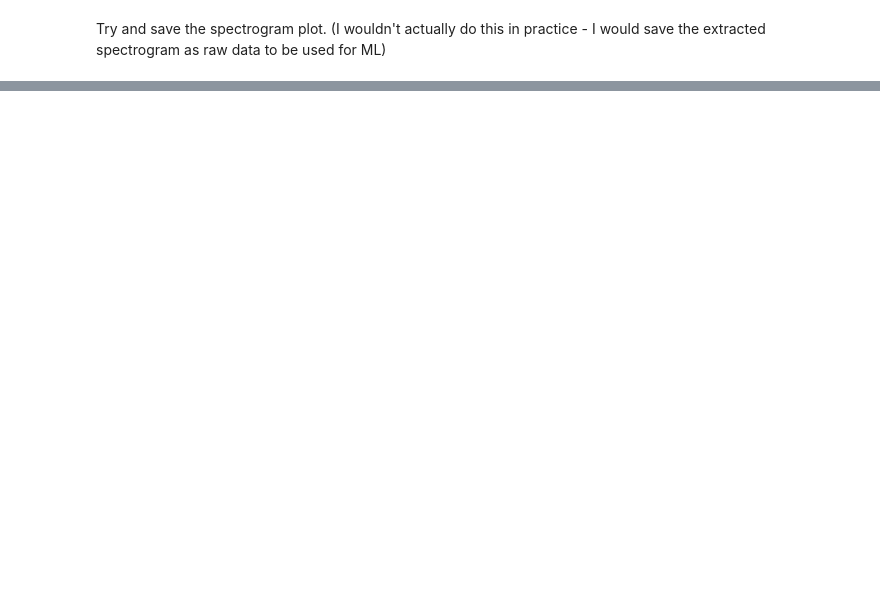
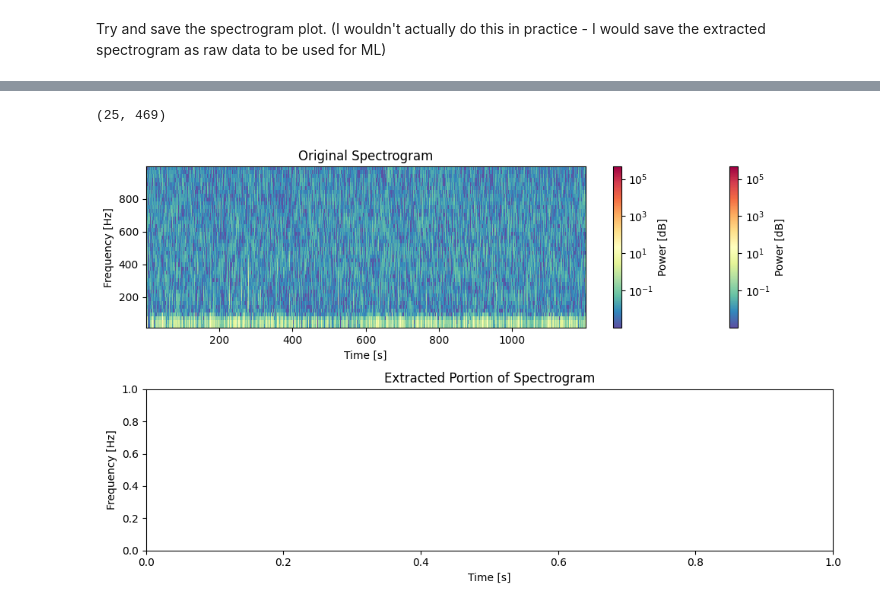
Before and after one commit to mickalleny2k/ML-Project2, a Jupyter notebook: Spectrogram.ipynb, the cells around one changed output, grey strips where cells are left out. Drawn from its saved outputs; the diff is of its cells as text; code cells hidden in the pictures; blank space fills up the shorter version.

```diff
--- a/Spectrogram.ipynb
+++ b/Spectrogram.ipynb
@@ -309,0 +446,39 @@ numberofclasses:  4
+# %%
+#Define time and frequency limits
+time_start, time_end = 891, 897  # Time range in seconds
+freq_start, freq_end = 20, 600  # Frequency range in Hz
+
+#Find indices for the time range
+time_indices = np.where((times >= time_start) & (times <= time_end))[0]
+
+#Find indices for the frequency range
+freq_indices = np.where((frequencies >= freq_start) & (frequencies <= freq_end))[0]
+
+#Extract the portion of the spectrogram
+spectrogram_sub = spectrogram[freq_indices][:, time_indices]
+frequencies_sub = frequencies[freq_indices]
+times_sub = times[time_indices]
+print(spectrogram_sub.shape)
+
+#Plot the original and sub-portion spectrograms
+plt.figure(figsize=(10, 6))
+
+plt.subplot(2, 1, 1)
+plt.pcolormesh(times, frequencies, spectrogram, norm=LogNorm(), cmap='Spectral_r')
+plt.title('Original Spectrogram')
+plt.ylabel('Frequency [Hz]')
+plt.xlabel('Time [s]')
+plt.colorbar(label='Power [dB]')
+
+plt.subplot(2, 1, 2)
+#plt.pcolormesh(times_sub, frequencies_sub, spectrogram_sub, norm=LogNorm(), cmap='Spectral_r')
+plt.title('Extracted Portion of Spectrogram')
+plt.ylabel('Frequency [Hz]')
+plt.xlabel('Time [s]')
+plt.colorbar(label='Power [dB]')
+
+plt.tight_layout()
+plt.show()
+# %% [output]
+(25, 469)
+[figure, added]
```
Also changed, not shown: parts of 33 cells of this notebook.
